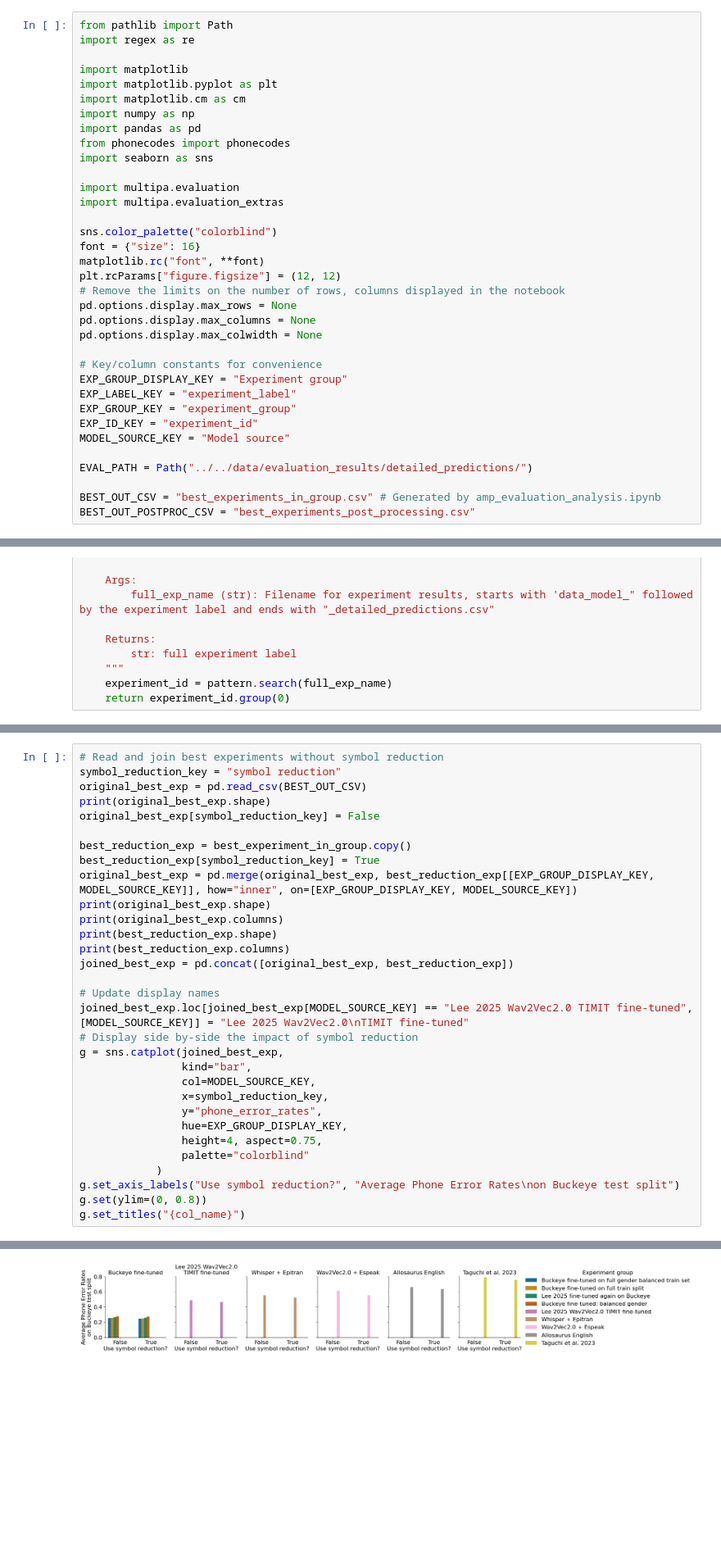
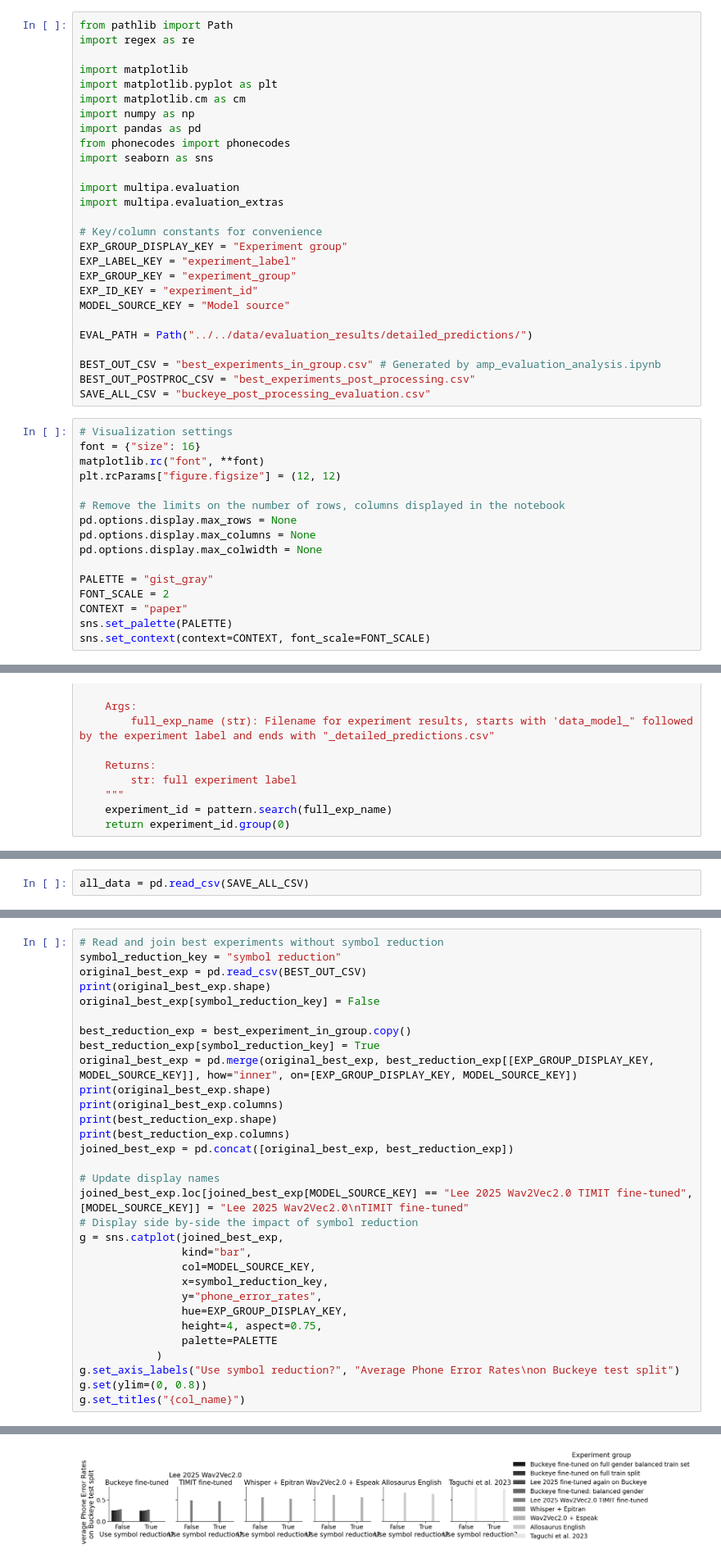
Before and after one commit to UMassCDS/wav2ipa, a Jupyter notebook: notebooks/amp_presentation/buckeye_post_processing_evaluation.ipynb, the cells around one changed output, grey strips where cells are left out. Shown: that part at 82% size. Saved outputs shown, nothing was run; the diff lists cells and outputs as text; blank space fills up the shorter version.

Commit message:
Changed color settings for paper

```diff
--- a/notebooks/amp_presentation/buckeye_post_processing_evaluation.ipynb
+++ b/notebooks/amp_presentation/buckeye_post_processing_evaluation.ipynb
@@ -17,15 +17,6 @@ import seaborn as sns
 import multipa.evaluation
 import multipa.evaluation_extras
 
-sns.color_palette("colorblind")
-font = {"size": 16}
-matplotlib.rc("font", **font)
-plt.rcParams["figure.figsize"] = (12, 12)
-# Remove the limits on the number of rows, columns displayed in the notebook
-pd.options.display.max_rows = None
-pd.options.display.max_columns = None
-pd.options.display.max_colwidth = None
-
 # Key/column constants for convenience
 EXP_GROUP_DISPLAY_KEY = "Experiment group"
 EXP_LABEL_KEY = "experiment_label"
@@ -37,6 +28,23 @@ EVAL_PATH = Path("../../data/evaluation_results/detailed_predictions/")
 
 BEST_OUT_CSV = "best_experiments_in_group.csv" # Generated by amp_evaluation_analysis.ipynb
 BEST_OUT_POSTPROC_CSV = "best_experiments_post_processing.csv"
+SAVE_ALL_CSV = "buckeye_post_processing_evaluation.csv"
+# %%
+# Visualization settings
+font = {"size": 16}
+matplotlib.rc("font", **font)
+plt.rcParams["figure.figsize"] = (12, 12)
+
+# Remove the limits on the number of rows, columns displayed in the notebook
+pd.options.display.max_rows = None
+pd.options.display.max_columns = None
+pd.options.display.max_colwidth = None
+
+PALETTE = "gist_gray"
+FONT_SCALE = 2
+CONTEXT = "paper"
+sns.set_palette(PALETTE)
+sns.set_context(context=CONTEXT, font_scale=FONT_SCALE)
 # %%
 # Define settings to read and post-process results from external baselines
 EXTERNAL_PREDICTION_CSVS = [
@@ -232,3 +196,5 @@ Computing metrics for excalibur12_wav2vec2-large-lv60_phoneme-timit_english_timi
+# %%
+all_data = pd.read_csv(SAVE_ALL_CSV)
 # %%
 # Overall average error rates for each individual model
 by_model_avg_metrics = (
@@ -316,32 +282,32 @@ print(best_reduction_exp.shape)
 print(best_reduction_exp.columns)
 joined_best_exp = pd.concat([original_best_exp, best_reduction_exp])
 
 # Update display names
 joined_best_exp.loc[joined_best_exp[MODEL_SOURCE_KEY] == "Lee 2025 Wav2Vec2.0 TIMIT fine-tuned", [MODEL_SOURCE_KEY]] = "Lee 2025 Wav2Vec2.0\nTIMIT fine-tuned"
 # Display side by-side the impact of symbol reduction
 g = sns.catplot(joined_best_exp,
                 kind="bar",
                 col=MODEL_SOURCE_KEY,
                 x=symbol_reduction_key,
                 y="phone_error_rates",
                 hue=EXP_GROUP_DISPLAY_KEY,
                 height=4, aspect=0.75,
-                palette="colorblind"
+                palette=PALETTE
             )
 g.set_axis_labels("Use symbol reduction?", "Average Phone Error Rates\non Buckeye test split")
 g.set(ylim=(0, 0.8))
 g.set_titles("{col_name}")
 # %% [output]
 (23, 6)
 (9, 7)
 Index(['Experiment group', 'Model source', 'experiment_label',
        'phone_error_rates', 'phone_feature_error_rates', 'feature_error_rates',
        'symbol reduction'],
       dtype='object')
 (9, 7)
 Index(['Experiment group', 'Model source', 'experiment_label',
        'phone_error_rates', 'phone_feature_error_rates', 'feature_error_rates',
        'symbol reduction'],
       dtype='object')
 <seaborn.axisgrid.FacetGrid at 0x...>
-[figure, old version]
+[figure, new version]
```
Also changed, not shown: parts of 3 cells of this notebook, 2 other files.
